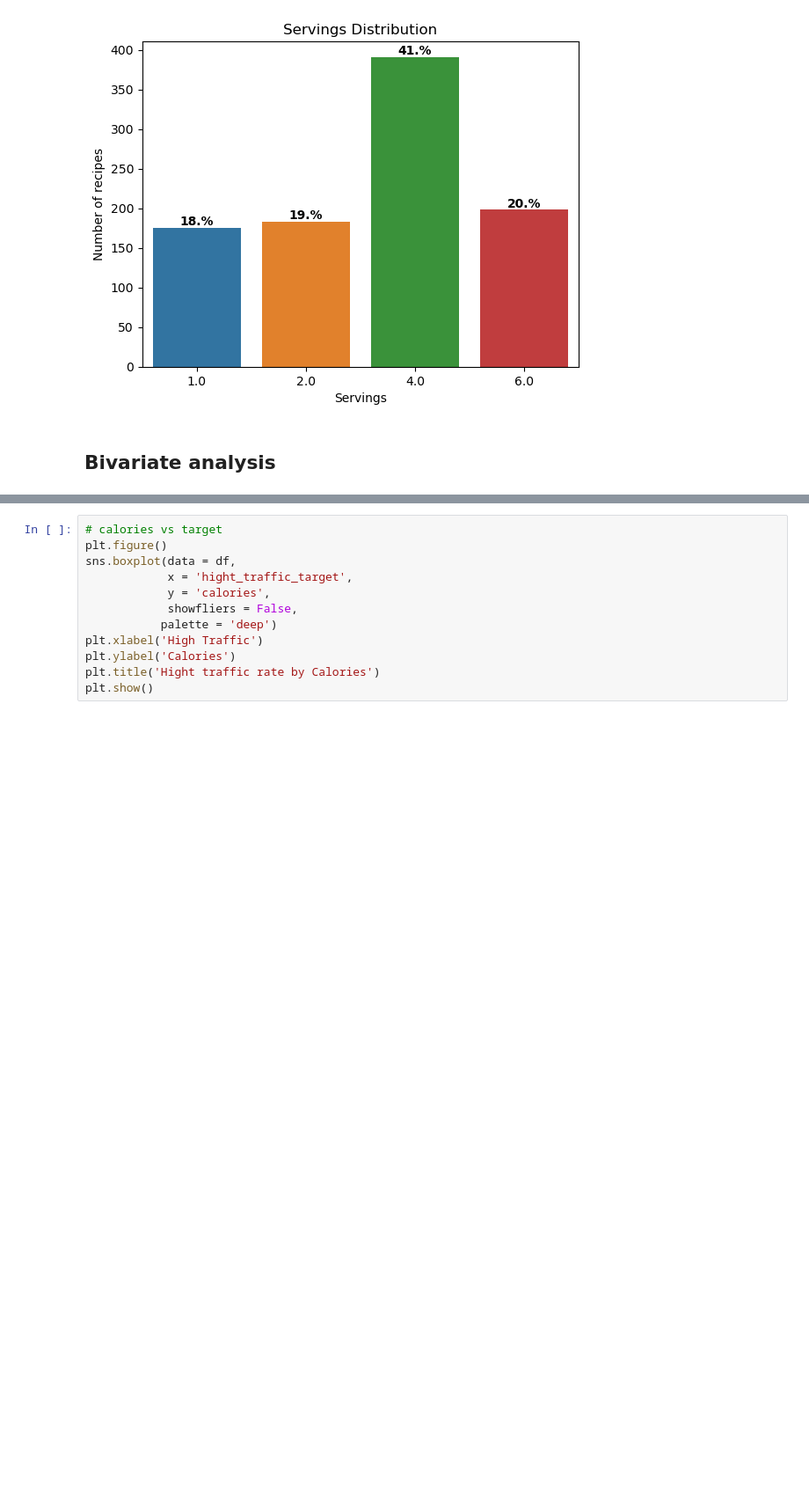
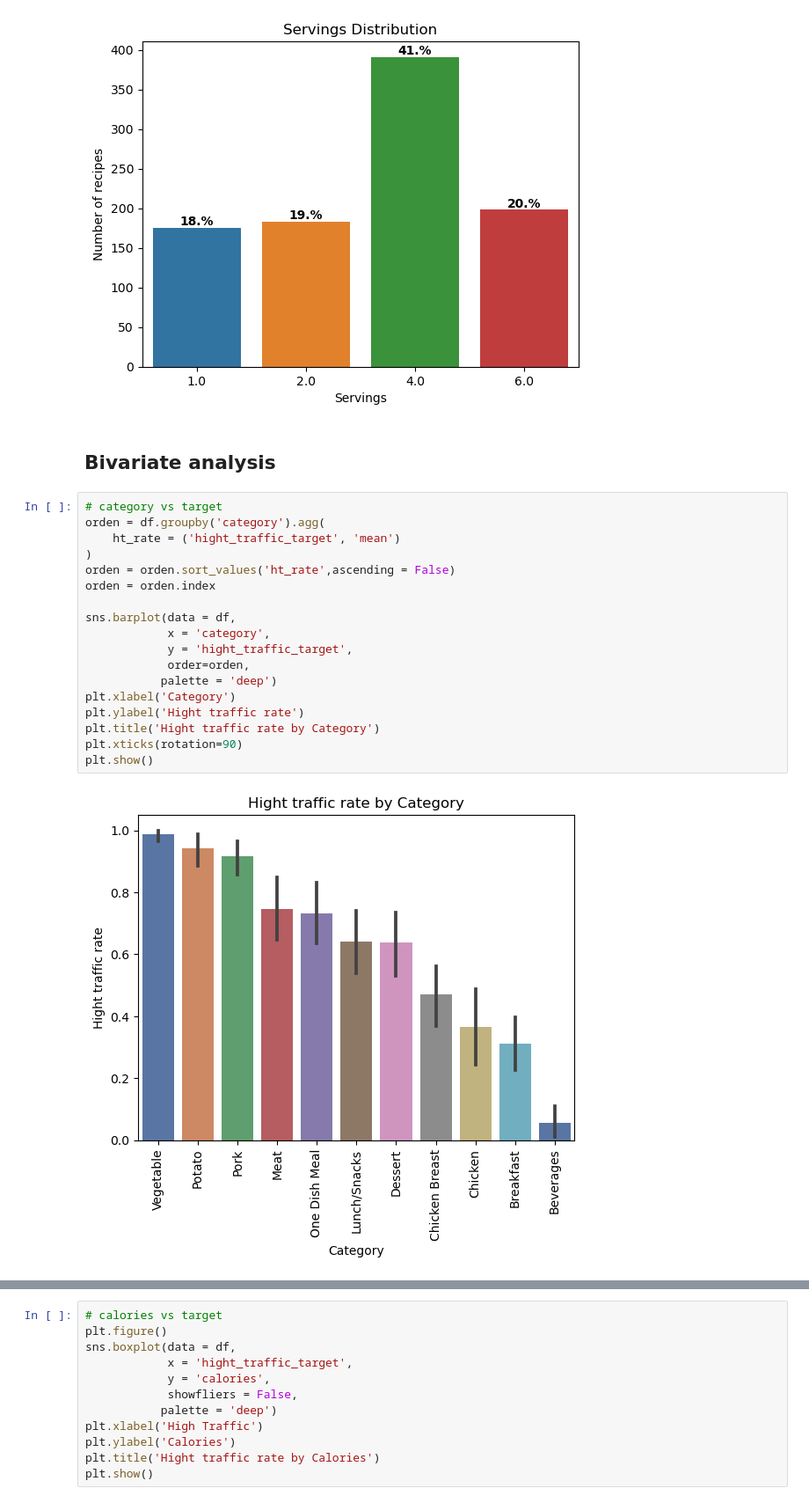
Before and after one commit to xlisouski/Project_DC, a Jupyter notebook: Project_DC.ipynb, the cells around one changed output, grey strips where cells are left out. Shown: that part at 88% size. Cells and saved outputs as stored; diff of their text form; blank space fills up the shorter version.

```diff
--- a/Project_DC.ipynb
+++ b/Project_DC.ipynb
@@ -589,3 +591,23 @@ plt.show()
 [figure]
 # %% [markdown]
 ## Bivariate analysis
+# %%
+# category vs target
+orden = df.groupby('category').agg(
+    ht_rate = ('hight_traffic_target', 'mean')
+)
+orden = orden.sort_values('ht_rate',ascending = False)
+orden = orden.index
+
+sns.barplot(data = df,
+            x = 'category',
+            y = 'hight_traffic_target',
+            order=orden,
+           palette = 'deep')
+plt.xlabel('Category')
+plt.ylabel('Hight traffic rate')
+plt.title('Hight traffic rate by Category')
+plt.xticks(rotation=90)
+plt.show()
+# %% [output]
+[figure, added]
```
Also changed, not shown: parts of 4 cells of this notebook.
